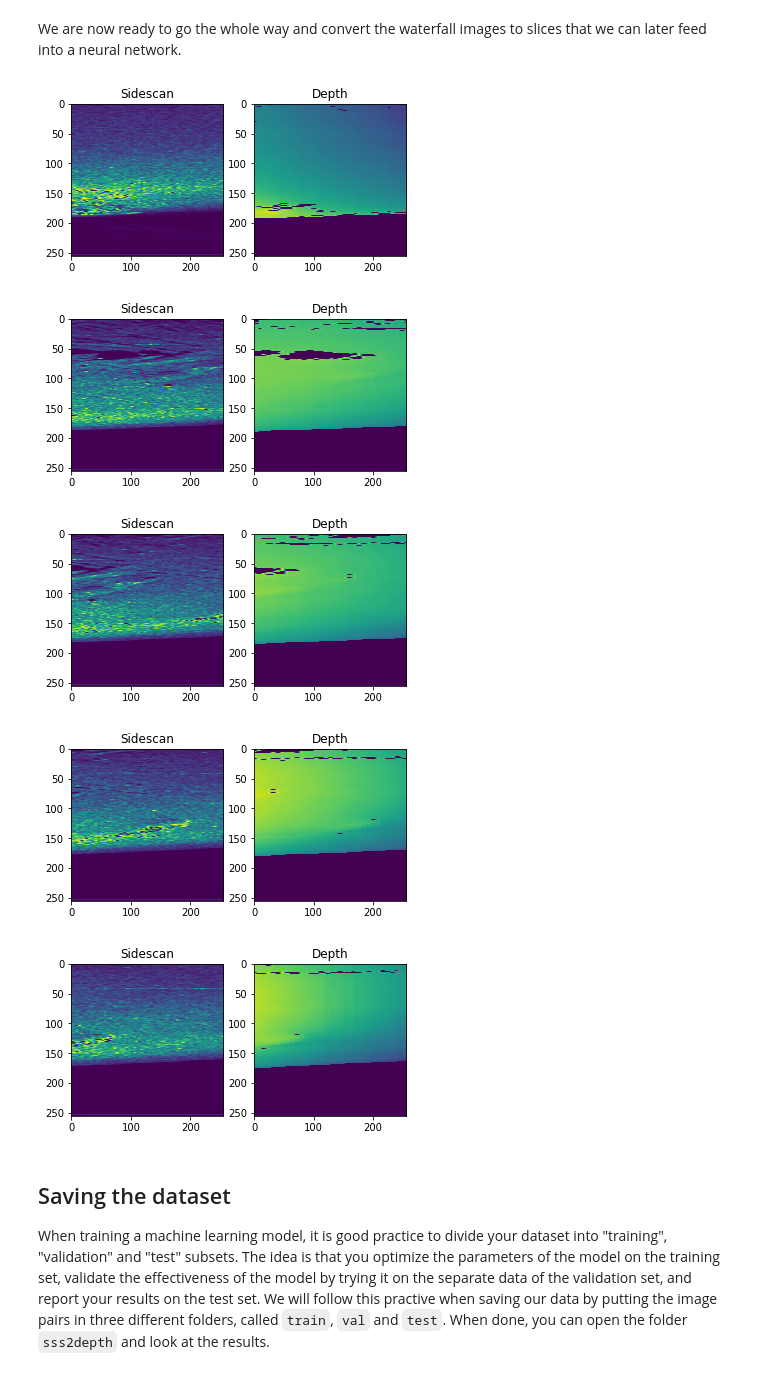
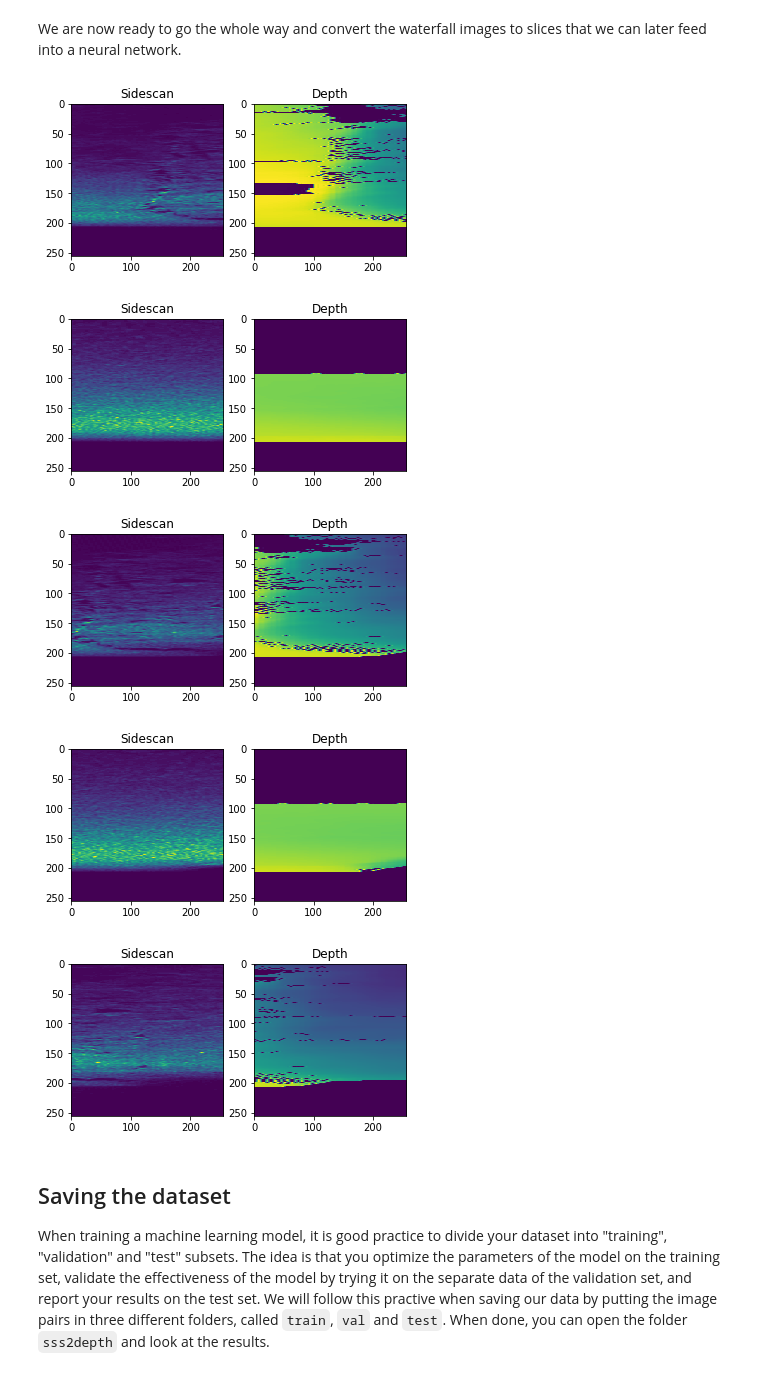
Before and after one commit to nilsbore/auvlib-tutorial, a Jupyter notebook: processing.ipynb, the cells around one changed output. Drawn from its saved outputs; the diff is of its cells as text; code cells hidden in the pictures.

```diff
--- a/processing.ipynb
+++ b/processing.ipynb
@@ -79,7 +76,6 @@ Text(0.5,1,'Depth')
 
 Let us add some convenience functions for converting the waterfall images into smaller slices.
 # %%
-
 def convert_waterfall_to_slices(wf_sss, wf_depth, image_height=32):
 
     image_width = wf_sss.shape[1]/2
@@ -89,9 +85,9 @@ def convert_waterfall_to_slices(wf_sss, wf_depth, image_height=32):
     depth_slices = []
 
     for i in xrange(0, wf_length-image_height, image_height/2):
-        sss_slice_left = wf_sss[i:i+image_height, :image_width]
+        sss_slice_left = wf_sss[i:i+image_height, :image_width] + 10.
         depth_slice_left = wf_depth[i:i+image_height, :image_width]
-        sss_slice_right = wf_sss[i:i+image_height, image_width:]
+        sss_slice_right = wf_sss[i:i+image_height, image_width:] + 10.
         depth_slice_right = wf_depth[i:i+image_height, image_width:]
 
         sss_slices.append(sss_slice_right)
@@ -127,41 +123,41 @@ image_width = map_images[0].sss_waterfall_image.shape[1]/2
 # Let's start by cutting the waterfall images into slices
 sss_slices = []
 depth_slices = []
 for map_image in map_images:
     s, d = convert_waterfall_to_slices(map_image.sss_waterfall_image, map_image.sss_waterfall_depth, image_height)
     sss_slices.extend(s)
     depth_slices.extend(d)
 
 # normalize the depth slices to an interval
-max_depth = -55. #-11.
-min_depth = -70. #-19.
+max_depth = -60. #-11.
+min_depth = -73. #-19.
 depth_slices = [1./(max_depth - min_depth)*(d - min_depth*(d != 0).astype(np.float)) for d in depth_slices]
 
 # filter slices which are too dark (too deep)
 min_depth_mean = 0.2 # 0.3
 sss_slices, depth_slices = map(list,zip(*[(s, d) for s, d in zip(sss_slices, depth_slices) if np.mean(d) > min_depth_mean]))
 
 # make the sidescan images look good by normalizing them
 sss_slices = normalize_intensities(sss_slices)
 
 # convert to 256x256 8 bit grayscale images
 depth_slices = rescale_slices(depth_slices)
 sss_slices = rescale_slices(sss_slices)
 
 # look at 5 images
-index = 70
+index = 64
 for s, d in zip(sss_slices[index:index+5], depth_slices[index:index+5]):
     fig, ax = plt.subplots(1, 2)
     ax[0].imshow(s)
     ax[0].set_title("Sidescan")
     ax[1].imshow(d)
     ax[1].set_title("Depth")
 # %% [output]
-[figure, old version]
+[figure, new version]
-[figure, old version]
+[figure, new version]
-[figure, old version]
+[figure, new version]
-[figure, old version]
+[figure, new version]
-[figure, old version]
+[figure, new version]
 # %% [markdown]
 ## Saving the dataset
 
```
Also changed, not shown: parts of 5 cells of this notebook.
